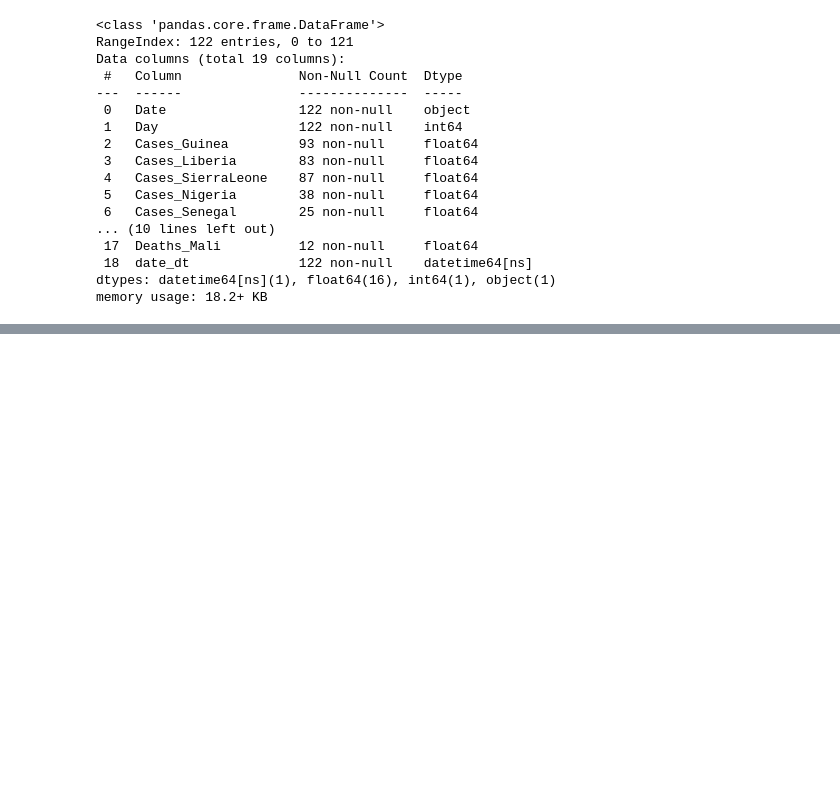
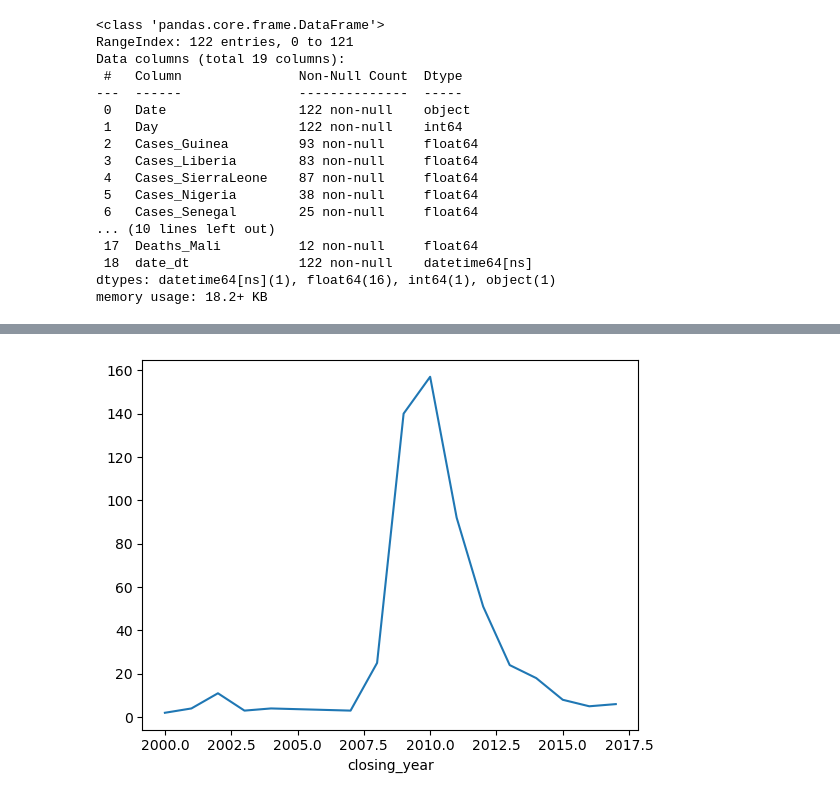
Before and after one commit to KChenDu/pandasNote, a Jupyter notebook: training/08-groupby.ipynb, the cells around one changed output, grey strips where cells are left out. Drawn from its saved outputs; the diff is of its cells as text; code cells hidden in the pictures; blank space fills up the shorter version.

```diff
--- a/training/08-groupby.ipynb
+++ b/training/08-groupby.ipynb
@@ -650,0 +805,3 @@ memory usage: 18.2+ KB
+# %%
+banks = pd.read_csv('../data/banklist.csv', parse_dates=[5, 6])
+banks.info()
@@ -650,0 +823,12 @@ memory usage: 18.2+ KB
+# %%
+banks['closing_quarter'], banks['closing_year'] = (banks['Closing Date'].dt.quarter, banks['Closing Date'].dt.year)
+closing_year = banks.groupby(['closing_year']).size()
+closing_year_q = banks.groupby(['closing_year', 'closing_quarter']).size()
+# %%
+import matplotlib.pyplot as plt
+
+
+fig, ax = plt.subplots()
+ax = closing_year.plot()
+# %% [output]
+[figure, added]
```
Also changed, not shown: parts of 49 cells of this notebook, 1 other file.
